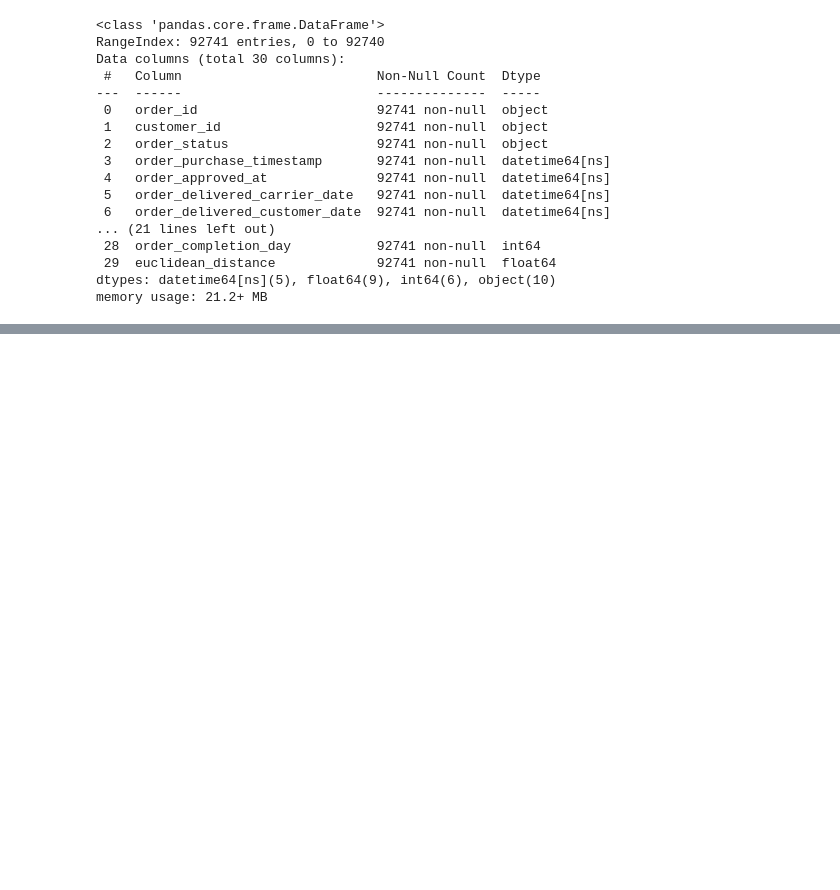
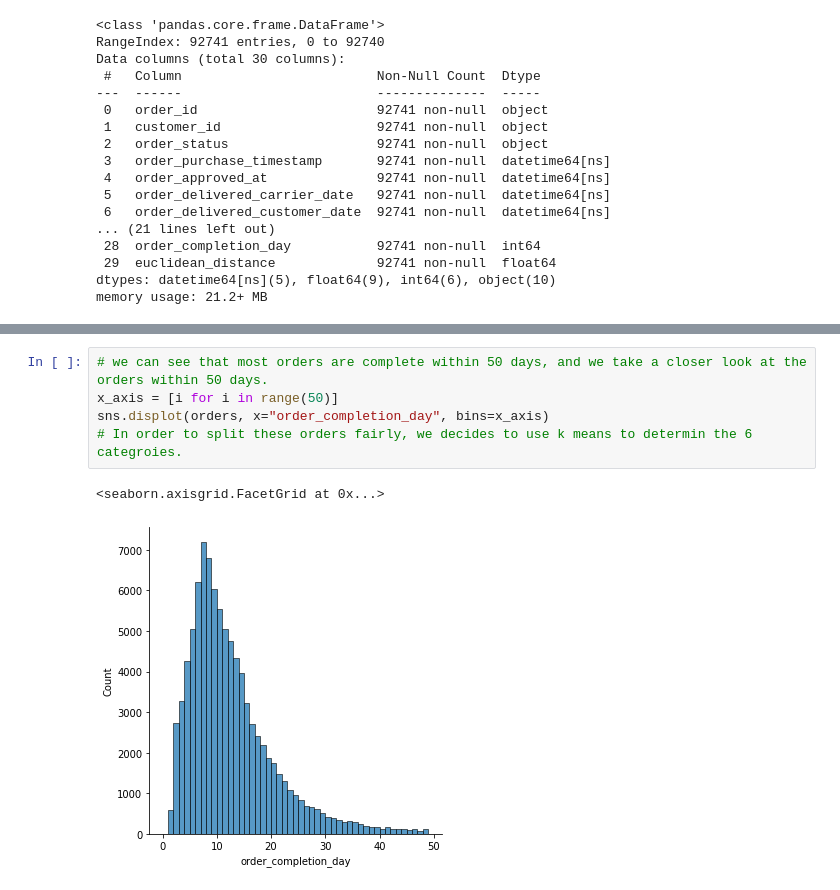
Before and after one commit to binnynaik30/Recommendation-System, a Jupyter notebook: delivery_time_dataset.ipynb, the cells around one changed output, grey strips where cells are left out. Cells and saved outputs as stored; diff of their text form; blank space fills up the shorter version.

```diff
--- a/delivery_time_dataset.ipynb
+++ b/delivery_time_dataset.ipynb
@@ -156,0 +160,8 @@ orders.to_csv("delivery_time_dataset.csv", index = False)
+# %%
+# we can see that most orders are complete within 50 days, and we take a closer look at the orders within 50 days.
+x_axis = [i for i in range(50)]
+sns.displot(orders, x="order_completion_day", bins=x_axis)
+# In order to split these orders fairly, we decides to use k means to determin the 6 categroies.
+# %% [output]
+<seaborn.axisgrid.FacetGrid at 0x...>
+[figure, added]
```
Also changed, not shown: parts of 11 cells of this notebook.
